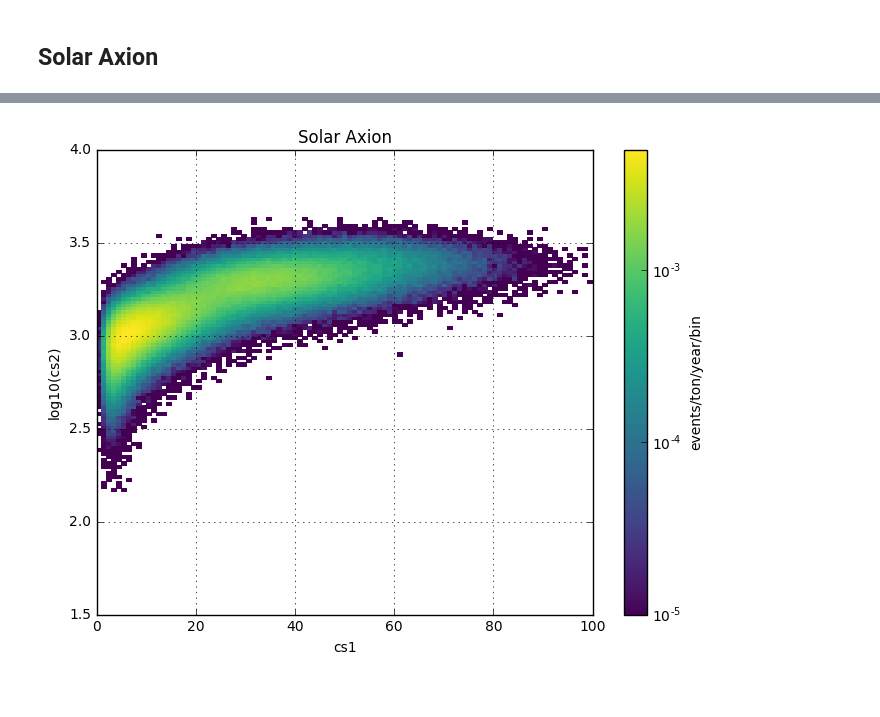
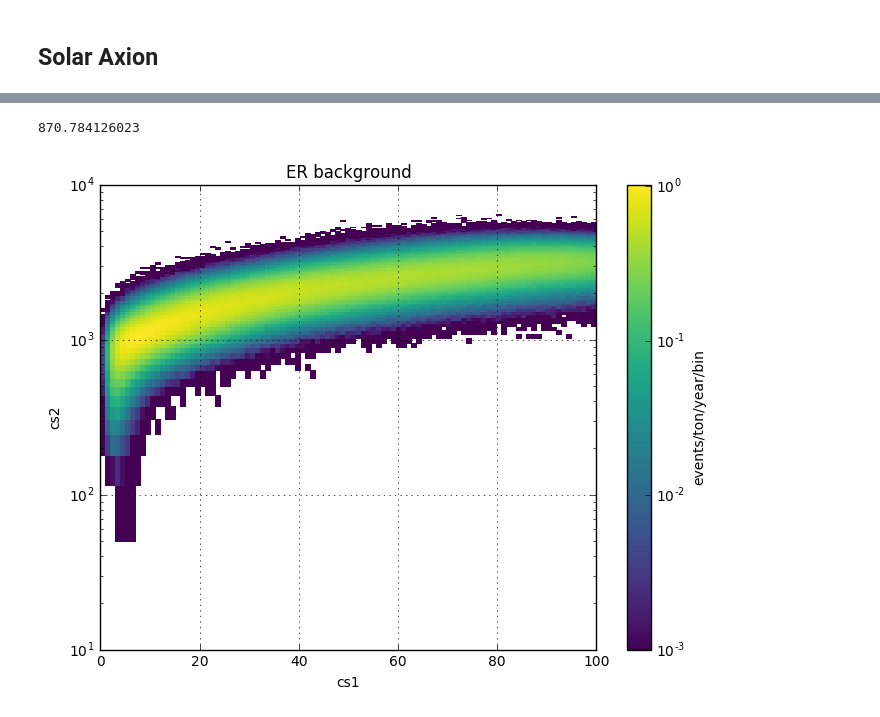
Before and after one commit to ershockley/axions, a Jupyter notebook: WriteSignalModel.ipynb, the cells around one changed output, grey strips where cells are left out. Cells and saved outputs as stored; diff of their text form; code cells hidden in the pictures.

```diff
--- a/WriteSignalModel.ipynb
+++ b/WriteSignalModel.ipynb
@@ -201,0 +190,25 @@ Total events in bbf data: 917.9
+# %%
+with open('/home/ershockley/solaraxion_cs1cs2.json') as f:
+    data = json.load(f)
+
+xbins, x0, x1 = data['binning'][0][1]
+ybins, y0, y1 = data['binning'][1][1]
+
+hist = np.array(data['hist'])
+
+print("Total events: %0.2f" % hist.sum())
+x = np.linspace(x0, x1, xbins)
+y = np.linspace(y0, y1, ybins)
+
+colorscale = LogNorm(vmin=5e-3, vmax=hist.max())
+
+hist = np.array(data['hist']).T
+plt.pcolormesh(x, y, hist, norm=colorscale)
+cbar = plt.colorbar()
+cbar.set_label('events/ton/year/bin')
+plt.grid()
+plt.xlabel('cs1')
+plt.ylabel('cs2')
+plt.yscale('log')
+plt.title('Solar Axion')
+plt.show()
@@ -202,25 +218,27 @@ Total events in bbf data: 917.9
 # %%
-with open('/home/ershockley/solaraxion_test.json') as f:
+with open('/home/ershockley/er_cs1cs2.json') as f:
     data = json.load(f)
 
 xbins, x0, x1 = data['binning'][0][1]
 ybins, y0, y1 = data['binning'][1][1]
 
 hist = np.array(data['hist'])
-
+print(hist.sum())
 x = np.linspace(x0, x1, xbins)
 y = np.linspace(y0, y1, ybins)
 
-colorscale = LogNorm(vmin=1e-5, vmax=hist.max())
+colorscale = LogNorm(vmin=1e-3, vmax=hist.max())
 
 hist = np.array(data['hist']).T
 plt.pcolormesh(x, y, hist, norm=colorscale)
 cbar = plt.colorbar()
 cbar.set_label('events/ton/year/bin')
 plt.grid()
 plt.xlabel('cs1')
-plt.ylabel('log10(cs2)')
-plt.title('Solar Axion')
+plt.ylabel('cs2')
+plt.yscale('log')
+plt.title('ER background')
 plt.show()
 # %% [output]
+870.784126023
-[figure, old version]
+[figure, new version]
```
Also changed, not shown: parts of 29 cells of this notebook, 2 other files.
